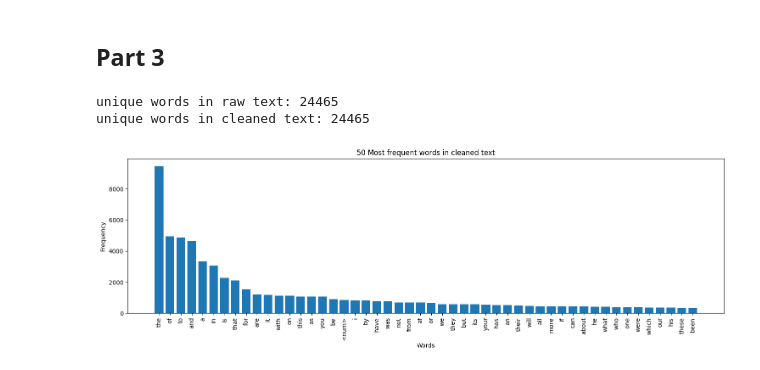
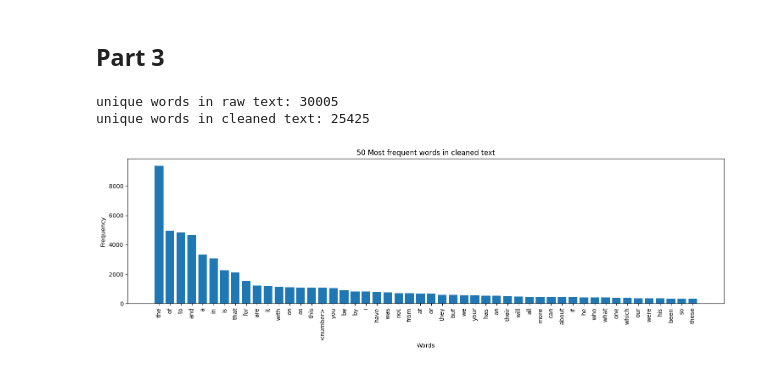
Before and after one commit to SqushiLoL/GDS, a Jupyter notebook: A1.ipynb, the cells around one changed output. Drawn from its saved outputs; the diff is of its cells as text; code cells hidden in the pictures.

```diff
--- a/A1.ipynb
+++ b/A1.ipynb
@@ -210,42 +189,47 @@ None
 import matplotlib.pyplot as plt
 from collections import Counter
 
+# 1: Read the CSV file and save the original
+df = pd.read_csv("news_sample.csv")
+
+# Save the original raw text before cleaning
+df['raw_content'] = df['content']
+
 def clean_text_lib(text):
    return clean(text, lower=True, no_line_breaks=True, no_urls=True, no_emails=True, no_numbers=True)
-
 
 # 2: Clean the data
 df['clean_content'] = df['content'].apply(lambda x: clean_text_lib(x) if isinstance(x, str) else "")
 
 # 3: get all raw data from 'content'
 raw_text = " ".join(df['content'].dropna().tolist())
 raw_tokens = raw_text.split()
 unique_raw_words = set(raw_tokens)
 print("unique words in raw text:", len(unique_raw_words))
 
 # Get all cleaned text from the new "clean_content" column
 clean_text_all = " ".join(df['clean_content'].dropna().tolist())
 clean_tokens = clean_text_all.split()
 unique_clean_words = set(clean_tokens)
 print("unique words in cleaned text:", len(unique_clean_words))
 
 # number of each word in cleaned text
 word_freq = Counter(clean_tokens)
 most_common_50 = word_freq.most_common(50)
 
-# Unzip the list of tuples for plotting
+# Extract words and frequencies
 words, frequencies = zip(*most_common_50)
 
 # Plot the 50 most frequent words
 plt.figure(figsize=(15, 5))
 plt.bar(words, frequencies)
 plt.xlabel("Words")
 plt.ylabel("Frequency")
 plt.title("50 Most frequent words in cleaned text")
 plt.xticks(rotation=90)
 plt.tight_layout()
 plt.show()
 # %% [output]
-unique words in raw text: 24465
-unique words in cleaned text: 24465
+unique words in raw text: 30005
+unique words in cleaned text: 25425
-[figure, old version]
+[figure, new version]
```
Also changed, not shown: parts of 1 cell of this notebook.
